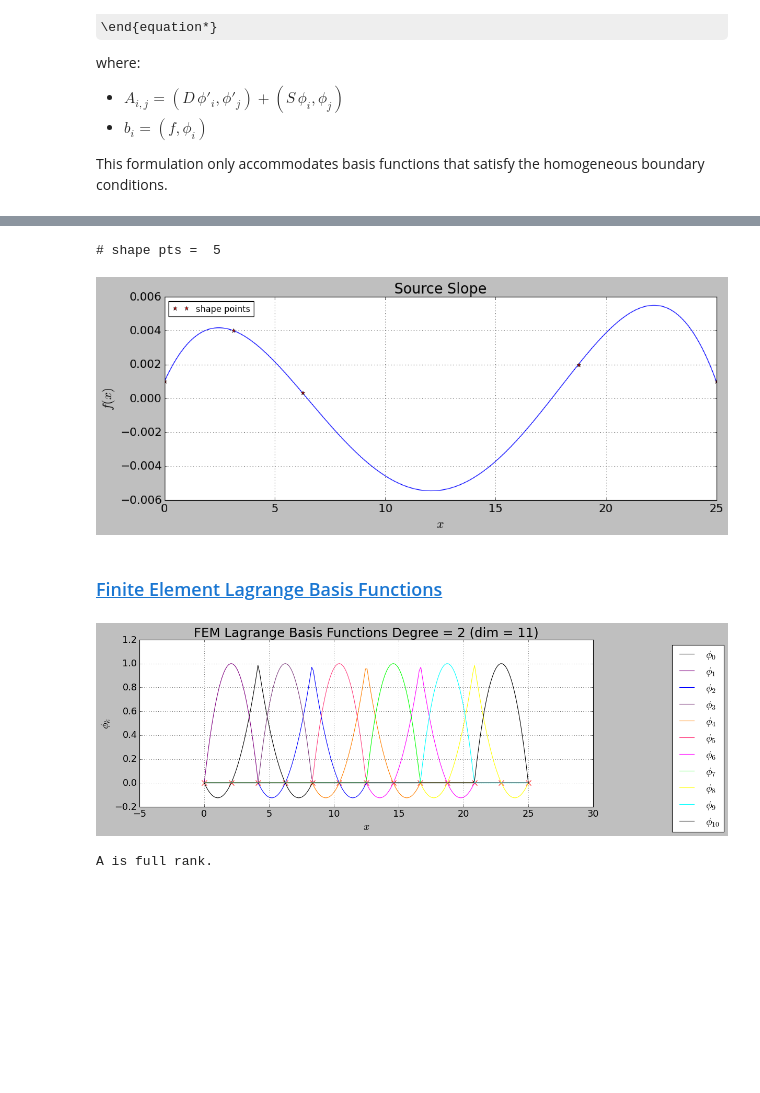
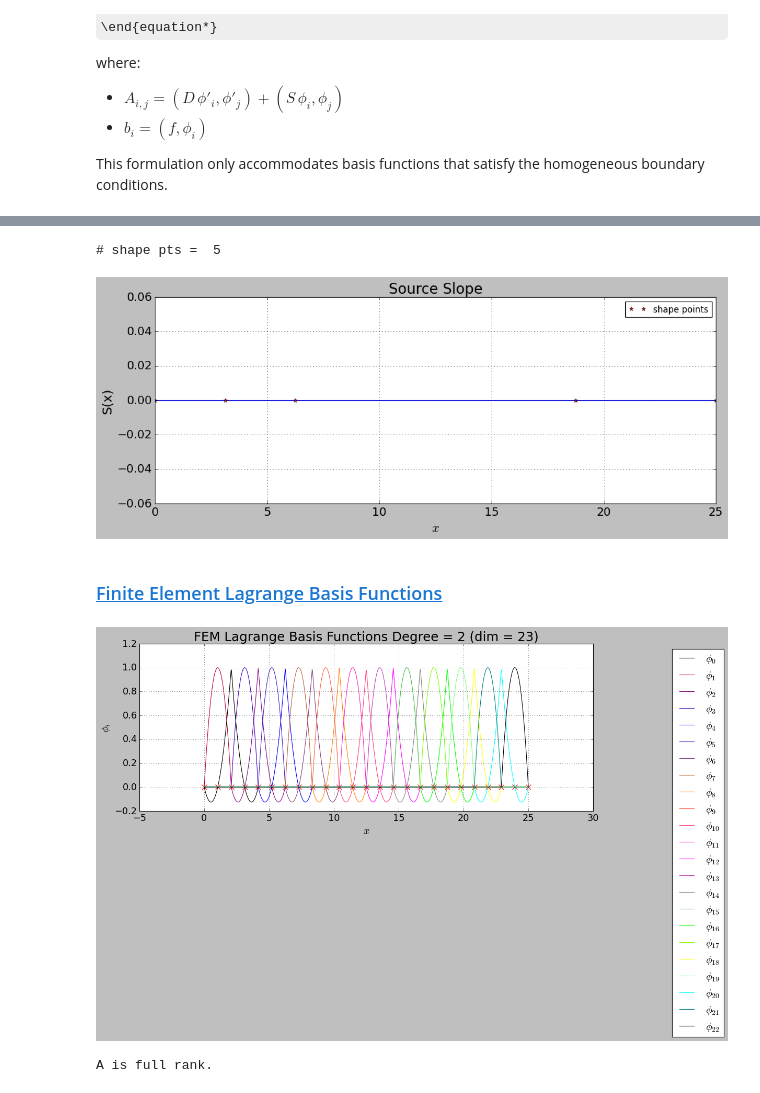
Before and after one commit to dpploy/engy-5330, a Jupyter notebook: notebooks/05b-rayleigh-ritz-fem-lagrange-dirichlet.ipynb, the cells around one changed output, grey strips where cells are left out. Drawn from its saved outputs; the diff is of its cells as text; code cells hidden in the pictures; some formulas as TeX source; blank space fills up the shorter version.

```diff
--- a/notebooks/05b-rayleigh-ritz-fem-lagrange-dirichlet.ipynb
+++ b/notebooks/05b-rayleigh-ritz-fem-lagrange-dirichlet.ipynb
@@ -155,29 +155,29 @@ shape_pts = [(x_a,source_slope_value), ((x_b+x_a)/8,4*source_slope_value), ((x_b
 print('# shape pts = ', len(shape_pts))
 
 source_slope = TargetFunction(shape_pts, type='legendre')
-#source_slope = TargetFunction(shape_pts, type='linear')
+source_slope = TargetFunction(shape_pts, type='linear')
 
-source_slope.plot(n_plot_pts=200, show_shape_pts=True, title='Source Slope')
+source_slope.plot(n_plot_pts=200, show_shape_pts=True, y_label='S(x)', title='Source Slope')
 # %% [output]
 # shape pts =  5
-[figure, old version]
+[figure, new version]
 # %% [markdown]
 ### [Finite Element Lagrange Basis Functions](#toc)<a id="fem-lagrange-basis-homogeneous"></a>
 # %%
 '''Build the basis functions'''
 
 degree = 2
-n_elem = 6
+n_elem = 12
 
 try:
     from engy_5310.toolkit import FEMBasis
 except ModuleNotFoundError:
     assert False, 'You need to provide your own code here. Bailing out.'
 
 femlb = FEMBasis(degree=degree, n_elem=n_elem, x_min=x_a, x_max=x_b, bc_x_min='dirichlet', bc_x_max='dirichlet')
-femlb.plot(n_plot_pts=300)
+femlb.plot(n_plot_pts=800)
 # %% [output]
-[figure, old version]
+[figure, new version]
 # %%
 '''Build the matrix of coefficients of the linear system'''
 
```
Also changed, not shown: parts of 16 cells of this notebook, 5 other files.
